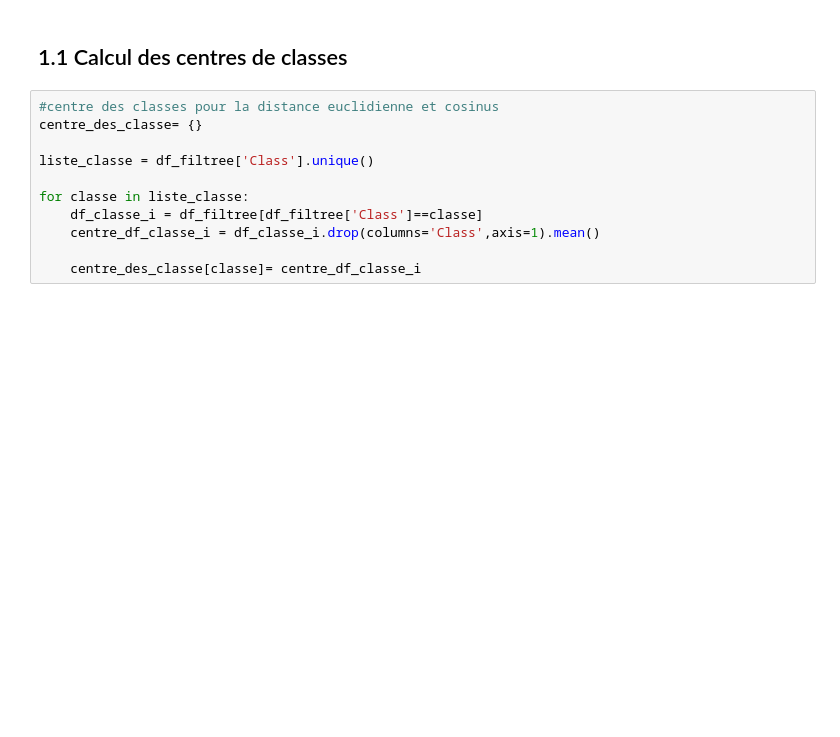
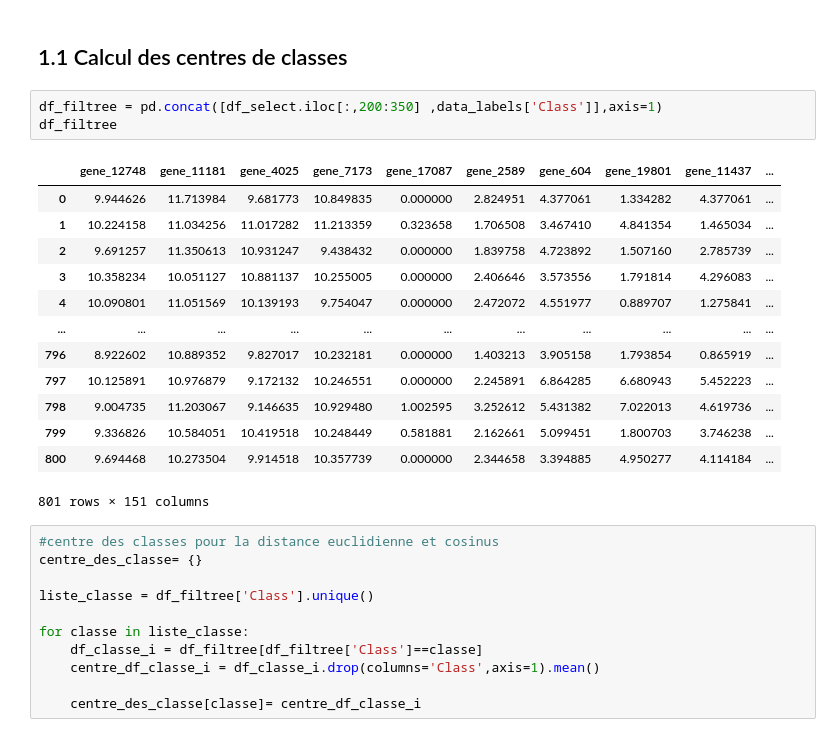
Before and after one commit to AmadouSelleNdiaye/Comprehension-et-visualisation-des-donnees, a Jupyter notebook: TP1_Code_NDIAYE_ALABANI.ipynb, the cells around one changed output. Saved outputs shown, nothing was run; the diff lists cells and outputs as text; blank space fills up the shorter version.

```diff
--- a/TP1_Code_NDIAYE_ALABANI.ipynb
+++ b/TP1_Code_NDIAYE_ALABANI.ipynb
@@ -147,6 +147,23 @@ Name: count, dtype: int64
 # Methode 1: Calcul de distances
 # %% [markdown]
 ## 1.1 Calcul des centres de classes
+# %%
+df_filtree = pd.concat([df_select.iloc[:,200:350] ,data_labels['Class']],axis=1)
+df_filtree
+# %% [output]
+|  | gene_12748 | gene_11181 | gene_4025 | gene_7173 | gene_17087 | gene_2589 | gene_604 | gene_19801 | gene_11437 | ... |
+| 0 | 9.944626 | 11.713984 | 9.681773 | 10.849835 | 0.000000 | 2.824951 | 4.377061 | 1.334282 | 4.377061 | ... |
+| 1 | 10.224158 | 11.034256 | 11.017282 | 11.213359 | 0.323658 | 1.706508 | 3.467410 | 4.841354 | 1.465034 | ... |
+| 2 | 9.691257 | 11.350613 | 10.931247 | 9.438432 | 0.000000 | 1.839758 | 4.723892 | 1.507160 | 2.785739 | ... |
+| 3 | 10.358234 | 10.051127 | 10.881137 | 10.255005 | 0.000000 | 2.406646 | 3.573556 | 1.791814 | 4.296083 | ... |
+| 4 | 10.090801 | 11.051569 | 10.139193 | 9.754047 | 0.000000 | 2.472072 | 4.551977 | 0.889707 | 1.275841 | ... |
+| ... | ... | ... | ... | ... | ... | ... | ... | ... | ... | ... |
+| 796 | 8.922602 | 10.889352 | 9.827017 | 10.232181 | 0.000000 | 1.403213 | 3.905158 | 1.793854 | 0.865919 | ... |
+| 797 | 10.125891 | 10.976879 | 9.172132 | 10.246551 | 0.000000 | 2.245891 | 6.864285 | 6.680943 | 5.452223 | ... |
+| 798 | 9.004735 | 11.203067 | 9.146635 | 10.929480 | 1.002595 | 3.252612 | 5.431382 | 7.022013 | 4.619736 | ... |
+| 799 | 9.336826 | 10.584051 | 10.419518 | 10.248449 | 0.581881 | 2.162661 | 5.099451 | 1.800703 | 3.746238 | ... |
+| 800 | 9.694468 | 10.273504 | 9.914518 | 10.357739 | 0.000000 | 2.344658 | 3.394885 | 4.950277 | 4.114184 | ... |
+801 rows × 151 columns
 # %%
 #centre des classes pour la distance euclidienne et cosinus
 centre_des_classe= {}
```
Also changed, not shown: parts of 18 cells of this notebook.
